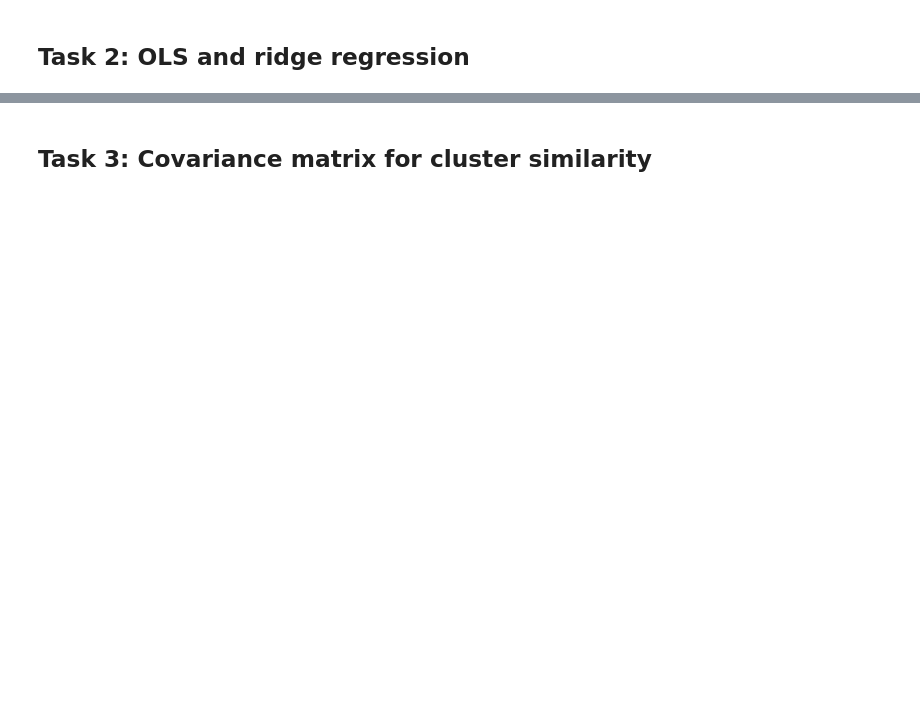
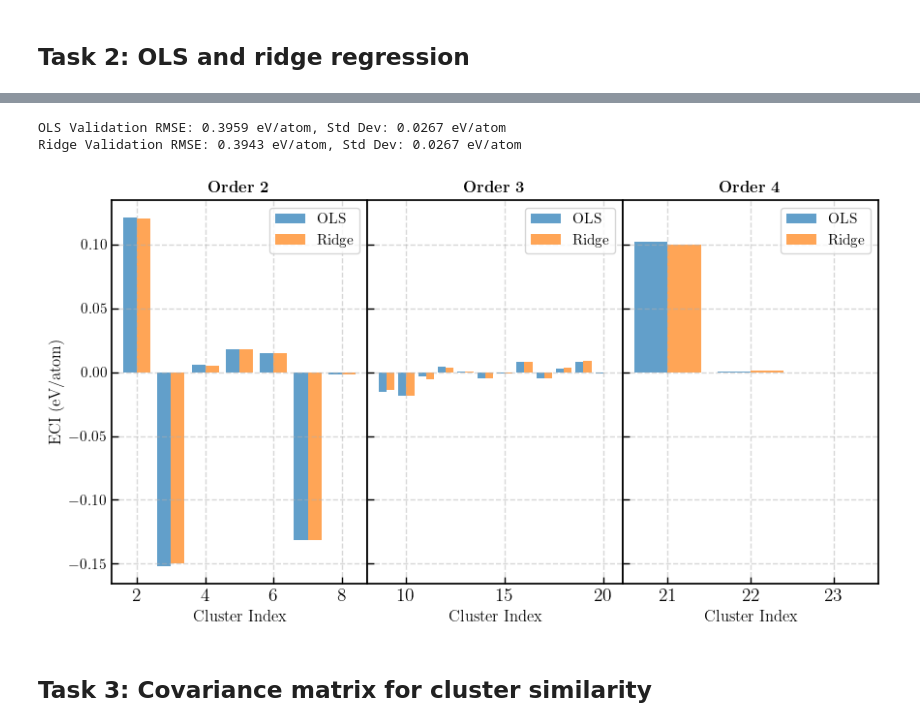
Before and after one commit to stommen/tif345_projects, a Jupyter notebook: project_2a/project2a_LBOS.ipynb, the cells around one changed output, grey strips where cells are left out. Cells and saved outputs as stored; diff of their text form; code cells hidden in the pictures; blank space fills up the shorter version.

```diff
--- a/project_2a/project2a_LBOS.ipynb
+++ b/project_2a/project2a_LBOS.ipynb
@@ -111,2 +235,43 @@ def trace_plotter(axs, sampler, iterations, sampler_idx=None, ndim=2, save=False
+# %%
+
+X_recovered = scaler_X.inverse_transform(X)
+E_recovered = scaler_E.inverse_transform(E.reshape(-1, 1)).flatten()
+
+ce_ols = icet.ClusterExpansion(parameters=J_opt_OLS, cluster_space=cs)
+ce_ridge = icet.ClusterExpansion(parameters=J_opt_ridge, cluster_space=cs)
+
+cv_rmse_ols, std_ols = get_validation_score(ce_ols)
+cv_rmse_ridge, std_ridge = get_validation_score(ce_ridge)
+print(f'OLS Validation RMSE: {cv_rmse_ols:.4f} eV/atom, Std Dev: {std_ols:.4f} eV/atom')
+print(f'Ridge Validation RMSE: {cv_rmse_ridge:.4f} eV/atom, Std Dev: {std_ridge:.4f} eV/atom')
+
+df_ols = ce_ols.to_dataframe()
+df_ridge = ce_ridge.to_dataframe()
+# %% [output]
+OLS Validation RMSE: 0.3959 eV/atom, Std Dev: 0.0267 eV/atom
+Ridge Validation RMSE: 0.3943 eV/atom, Std Dev: 0.0267 eV/atom
+# %%
+
+fig, axes = plt.subplots(ncols=3, sharey=True, figsize=(9, 5))
+width = 0.4
+
+for order, ax in enumerate(axes, start=2):
+    df_2_ols = df_ols[df_ols['order'] == order]
+    df_2_ridge = df_ridge[df_ridge['order'] == order]
+
+    ax.bar(df_2_ols.index - width/2, df_2_ols['eci'], width=width, label='OLS', color='tab:blue', alpha=0.7)
+    ax.bar(df_2_ridge.index + width/2, df_2_ridge['eci'], width=width, label='Ridge', color='tab:orange', alpha=0.7)
+    ax.set_xlabel('Cluster Index')
+    ax.set_title(f'\\textbf{{Order {order}}}')
+    if order == 2:
+        axes[0].set_ylabel('ECI (eV/atom)')
+    ax.legend()
+    ax.grid(True, linestyle='--', alpha=0.5)
+
+plt.tight_layout()
+fig.subplots_adjust(wspace=0, hspace=0)
+fig.align_ylabels(axes)
+# %% [output]
+[figure, added]
 # %% [markdown]
 ## **Task 3: Covariance matrix for cluster similarity**
```
Also changed, not shown: parts of 5 cells of this notebook, 2 other files.
